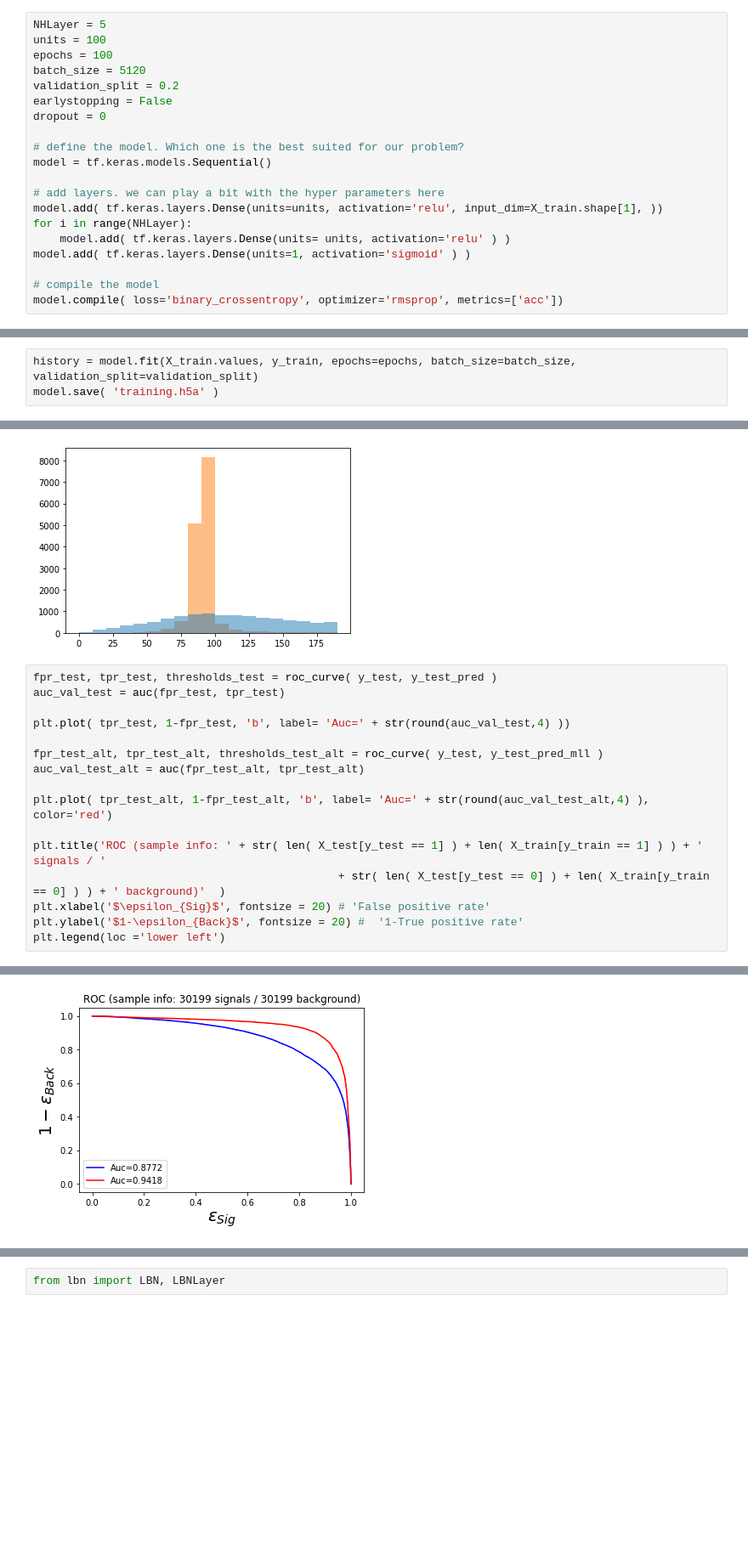
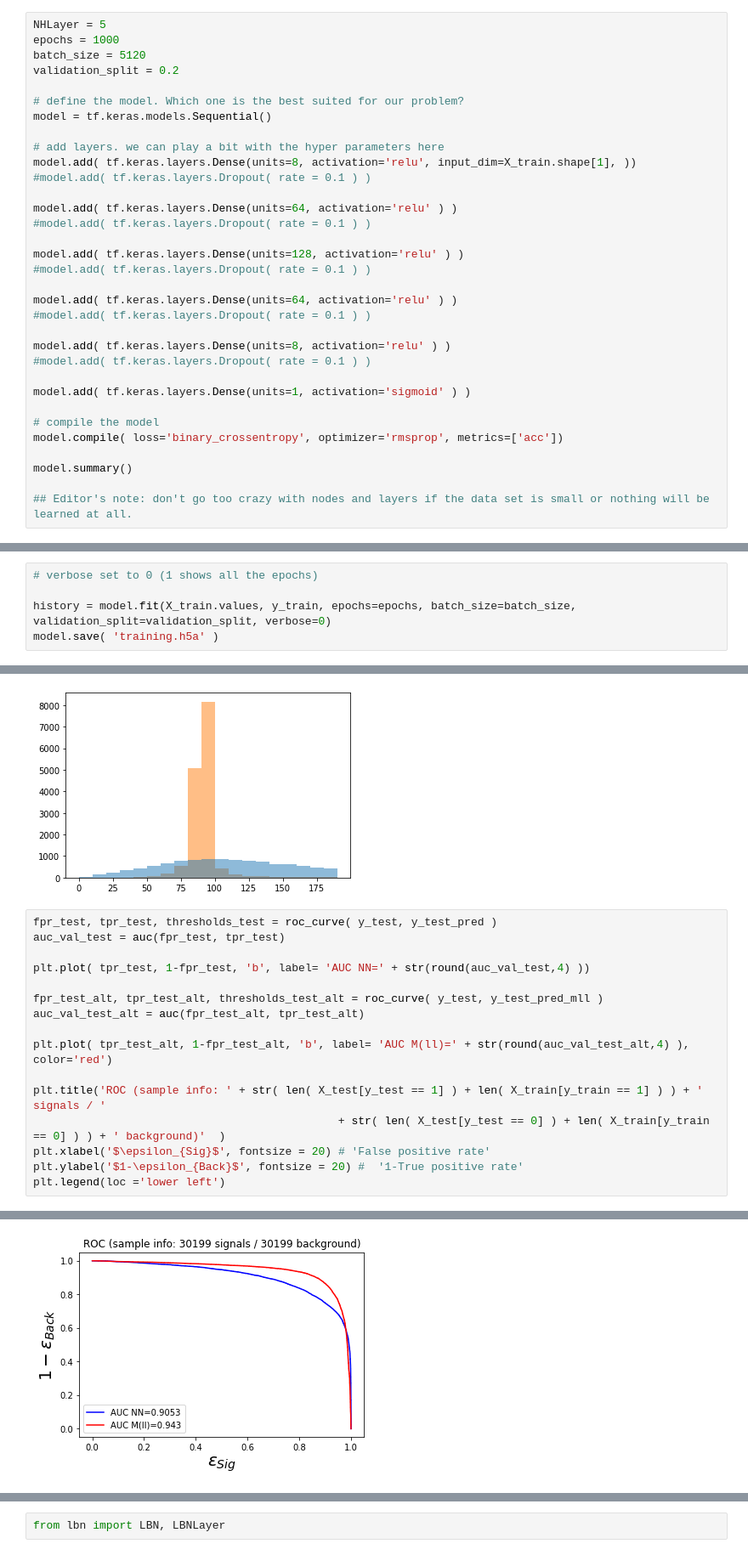
Before and after one commit to zxmei1/tW_scattering, a Jupyter notebook: ML/simple_classifier.ipynb, the cells around one changed output, grey strips where cells are left out. Shown at 85% size. Cells and saved outputs as stored; diff of their text form; blank space fills up the shorter version.

```diff
--- a/ML/simple_classifier.ipynb
+++ b/ML/simple_classifier.ipynb
@@ -130,21 +132,34 @@ X_test = X_tmp_test[variables]
 X_myTest = X_tmp_test[['mll', 'MET_pt']]
 # %%
 NHLayer = 5
-units = 100
-epochs = 100
+epochs = 1000
 batch_size = 5120
 validation_split = 0.2
-earlystopping = False
-dropout = 0
 
 # define the model. Which one is the best suited for our problem?
 model = tf.keras.models.Sequential()
 
 # add layers. we can play a bit with the hyper parameters here
-model.add( tf.keras.layers.Dense(units=units, activation='relu', input_dim=X_train.shape[1], ))
-for i in range(NHLayer):
-    model.add( tf.keras.layers.Dense(units= units, activation='relu' ) )
+model.add( tf.keras.layers.Dense(units=8, activation='relu', input_dim=X_train.shape[1], ))
+#model.add( tf.keras.layers.Dropout( rate = 0.1 ) )
+
+model.add( tf.keras.layers.Dense(units=64, activation='relu' ) )
+#model.add( tf.keras.layers.Dropout( rate = 0.1 ) )
+
+model.add( tf.keras.layers.Dense(units=128, activation='relu' ) )
+#model.add( tf.keras.layers.Dropout( rate = 0.1 ) )
+
+model.add( tf.keras.layers.Dense(units=64, activation='relu' ) )
+#model.add( tf.keras.layers.Dropout( rate = 0.1 ) )
+
+model.add( tf.keras.layers.Dense(units=8, activation='relu' ) )
+#model.add( tf.keras.layers.Dropout( rate = 0.1 ) )
+
 model.add( tf.keras.layers.Dense(units=1, activation='sigmoid' ) )
 
 # compile the model
 model.compile( loss='binary_crossentropy', optimizer='rmsprop', metrics=['acc'])
+
+model.summary()
+
+## Editor's note: don't go too crazy with nodes and layers if the data set is small or nothing will be learned at all.
@@ -151,4 +187,6 @@ model.compile( loss='binary_crossentropy', optimizer='rmsprop', metrics=['acc'])
 # %%
-history = model.fit(X_train.values, y_train, epochs=epochs, batch_size=batch_size, validation_split=validation_split)
+# verbose set to 0 (1 shows all the epochs)
+
+history = model.fit(X_train.values, y_train, epochs=epochs, batch_size=batch_size, validation_split=validation_split, verbose=0)
 model.save( 'training.h5a' )
 # %% [output]
@@ -190,19 +243,19 @@ hist, bins, ax = plt.hist( [ X_myTest[['mll']][y_test==0].values, X_myTest[['mll
 # %%
 fpr_test, tpr_test, thresholds_test = roc_curve( y_test, y_test_pred )
 auc_val_test = auc(fpr_test, tpr_test)
 
-plt.plot( tpr_test, 1-fpr_test, 'b', label= 'Auc=' + str(round(auc_val_test,4) ))
+plt.plot( tpr_test, 1-fpr_test, 'b', label= 'AUC NN=' + str(round(auc_val_test,4) ))
 
 fpr_test_alt, tpr_test_alt, thresholds_test_alt = roc_curve( y_test, y_test_pred_mll )
 auc_val_test_alt = auc(fpr_test_alt, tpr_test_alt)
 
-plt.plot( tpr_test_alt, 1-fpr_test_alt, 'b', label= 'Auc=' + str(round(auc_val_test_alt,4) ), color='red')
+plt.plot( tpr_test_alt, 1-fpr_test_alt, 'b', label= 'AUC M(ll)=' + str(round(auc_val_test_alt,4) ), color='red')
 
 plt.title('ROC (sample info: ' + str( len( X_test[y_test == 1] ) + len( X_train[y_train == 1] ) ) + ' signals / '
                                               + str( len( X_test[y_test == 0] ) + len( X_train[y_train == 0] ) ) + ' background)'  )
 plt.xlabel('$\epsilon_{Sig}$', fontsize = 20) # 'False positive rate'
 plt.ylabel('$1-\epsilon_{Back}$', fontsize = 20) #  '1-True positive rate'
 plt.legend(loc ='lower left')
 # %% [output]
 <matplotlib.legend.Legend at 0x...>
-[figure, old version]
+[figure, new version]
```
Also changed, not shown: parts of 17 cells of this notebook, 1 other file.
